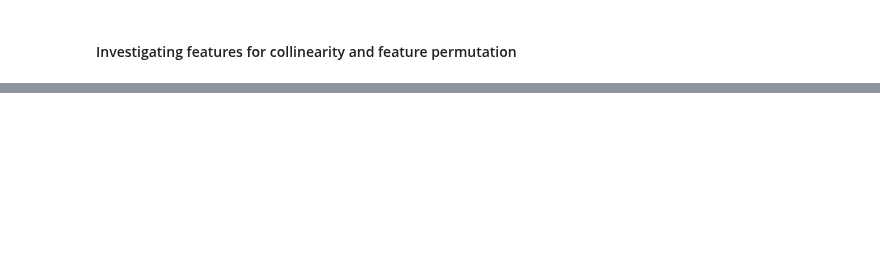
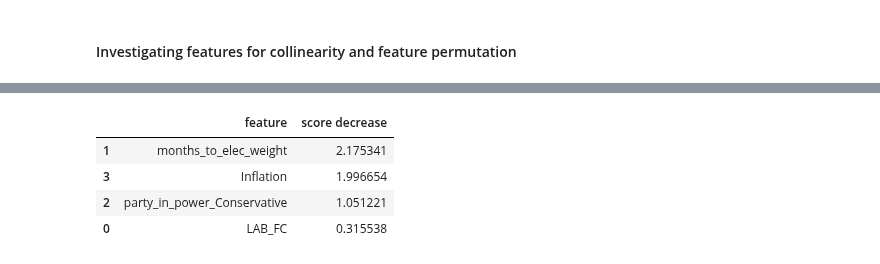
Before and after one commit to oscarhibbert/election-predictor, a Jupyter notebook: notebooks/ns_collinearity.ipynb, the cells around one changed output, grey strips where cells are left out. Drawn from its saved outputs; the diff is of its cells as text; code cells hidden in the pictures; blank space fills up the shorter version.

```diff
--- a/notebooks/ns_collinearity.ipynb
+++ b/notebooks/ns_collinearity.ipynb
@@ -248,16 +260,16 @@ Index(['samplesize', 'days_to_elec', 'poll_length', 'GDP', 'Inflation',
 # %%
 # Build our target matrix, retaining each party share vote columns only
 y_train = data_train_processed[['LAB_ACT', 'CON_ACT', 'LIB_ACT', 'GRE_ACT', 'BRX_ACT',
-                    'NAT_ACT', 'SNP_ACT', 'UKI_ACT', 'PLC_ACT', 'OTH_PERCENTAGE']]
+                    'SNP_ACT', 'UKI_ACT', 'PLC_ACT', 'OTH_PERCENTAGE']]
 
 # Build our target matrix, retaining each party share vote columns only
 y_test = data_test_processed[['LAB_ACT', 'CON_ACT', 'LIB_ACT', 'GRE_ACT', 'BRX_ACT',
-                    'NAT_ACT', 'SNP_ACT', 'UKI_ACT', 'PLC_ACT', 'OTH_PERCENTAGE']]
+                    'SNP_ACT', 'UKI_ACT', 'PLC_ACT', 'OTH_PERCENTAGE']]
 # %%
 # #TODO – refactor the below into a function > model instantiation, fitting, scoring, etc.
 # # Handle target extraction for test and train sets respectively
 # #TODO Kwarg > defaults to either cross val or prediction
-# y_train_LAB = y_train['LAB_ACT']
+y_train_LAB = y_train['LAB_ACT']
 # y_train_CON = y_train['CON_ACT']
 # y_train_LIB = y_train['LIB_ACT']
 # y_train_GRE = y_train['GRE_ACT']
@@ -268,7 +280,7 @@ y_test = data_test_processed[['LAB_ACT', 'CON_ACT', 'LIB_ACT', 'GRE_ACT', 'BRX_A
 # y_train_PLC = y_train['PLC_ACT']
 # y_train_OTH = y_train['OTH_PERCENTAGE']
 
-# y_test_LAB = y_test['LAB_ACT']
+y_test_LAB = y_test['LAB_ACT']
 # y_test_CON = y_test['CON_ACT']
 # y_test_LIB = y_test['LIB_ACT']
 # y_test_GRE = y_test['GRE_ACT']
@@ -280,10 +292,10 @@ y_test = data_test_processed[['LAB_ACT', 'CON_ACT', 'LIB_ACT', 'GRE_ACT', 'BRX_A
 # y_test_OTH = y_test['OTH_PERCENTAGE']
 # %%
 # # Instantiate the model for each party
-# model_LAB = XGBRegressor(learning_rate=0.3, n_estimators=300,
-#                                      max_depth=3, subsample=0.7,
-#                                      objective='reg:squarederror', nthread=-1,
-#                                      enable_categorical=True)
+model_LAB = XGBRegressor(learning_rate=0.3, n_estimators=300,
+                                     max_depth=3, subsample=0.7,
+                                     objective='reg:squarederror', nthread=-1,
+                                     enable_categorical=True)
 # model_CON = XGBRegressor(learning_rate=0.3, n_estimators=300,
 #                                      max_depth=3, subsample=0.7,
 #                                      objective='reg:squarederror', nthread=-1,
@@ -324,7 +336,7 @@ y_test = data_test_processed[['LAB_ACT', 'CON_ACT', 'LIB_ACT', 'GRE_ACT', 'BRX_A
 # # Handle model training
 # X_train_matrix = np.array(X_train)
 
-# model_LAB.fit(X_train_matrix, y_train_LAB)
+model_LAB.fit(np.array(X_train_onlyFC), y_train_LAB)
 # model_CON.fit(X_train_matrix, y_train_CON)
 # model_LIB.fit(X_train_matrix, y_train_LIB)
 # model_GRE.fit(X_train_matrix, y_train_GRE)
@@ -504,0 +511,17 @@ corr_df.sort_values(by="absolute_correlation", ascending=False).head(30)
+# %%
+# Perform the permutation
+permutation_score = permutation_importance(model_LAB, np.array(X_train_onlyFC), y_train_LAB, n_repeats=10)
+
+# Unstack results showing the decrease in performance after shuffling features
+importance_df = pd.DataFrame(np.vstack((X_train_onlyFC.columns,
+                                        permutation_score.importances_mean)).T)
+importance_df.columns=['feature','score decrease']
+
+# Show the important features
+importance_df.sort_values(by="score decrease", ascending = False)
+# %% [output]
+|  | feature | score decrease |
+| 1 | months_to_elec_weight | 2.175341 |
+| 3 | Inflation | 1.996654 |
+| 2 | party_in_power_Conservative | 1.051221 |
+| 0 | LAB_FC | 0.315538 |
```
Also changed, not shown: parts of 29 cells of this notebook.
